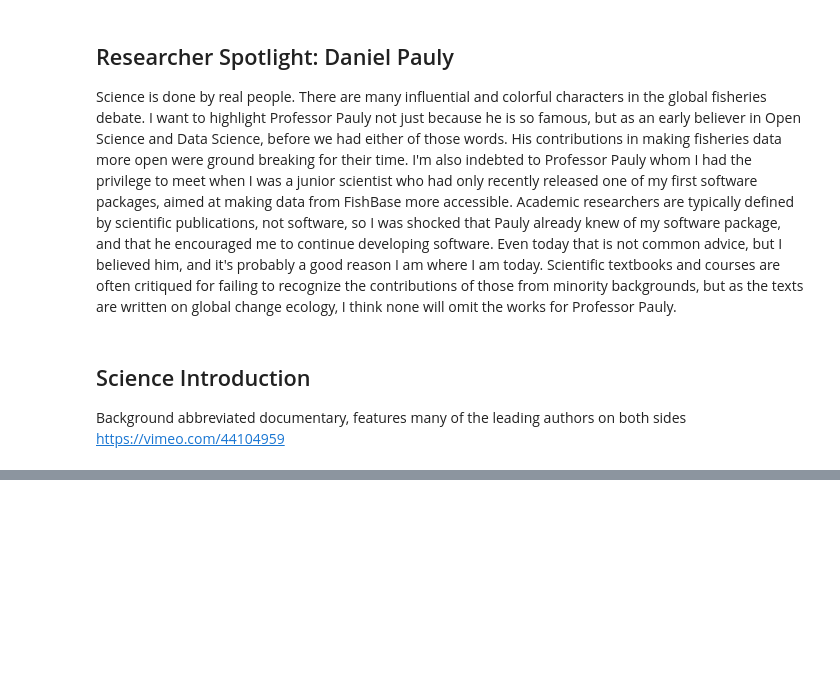
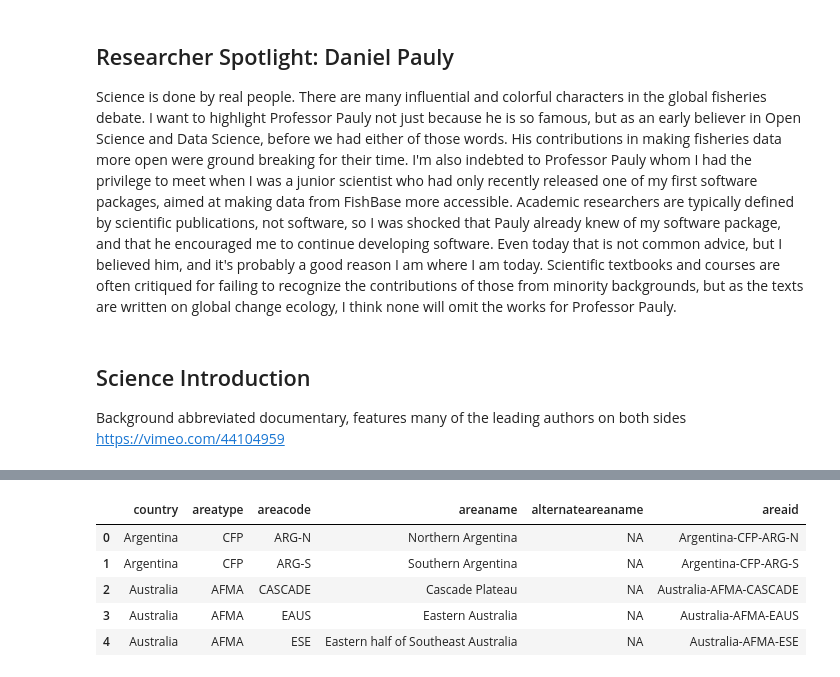
Before and after one commit to espm-288/fish-pam-shruti-paridhi-1, a Jupyter notebook: notebook.ipynb, the cells around one changed output, grey strips where cells are left out. Saved outputs shown, nothing was run; the diff lists cells and outputs as text; code cells hidden in the pictures; blank space fills up the shorter version.

```diff
--- a/notebook.ipynb
+++ b/notebook.ipynb
@@ -23,0 +66,9 @@ import seaborn.objects as so
+# %%
+area.head().execute()
+# %% [output]
+|  | country | areatype | areacode | areaname | alternateareaname | areaid |
+| 0 | Argentina | CFP | ARG-N | Northern Argentina | NA | Argentina-CFP-ARG-N |
+| 1 | Argentina | CFP | ARG-S | Southern Argentina | NA | Argentina-CFP-ARG-S |
+| 2 | Australia | AFMA | CASCADE | Cascade Plateau | NA | Australia-AFMA-CASCADE |
+| 3 | Australia | AFMA | EAUS | Eastern Australia | NA | Australia-AFMA-EAUS |
+| 4 | Australia | AFMA | ESE | Eastern half of Southeast Australia | NA | Australia-AFMA-ESE |
```
Also changed, not shown: parts of 5 cells of this notebook.
